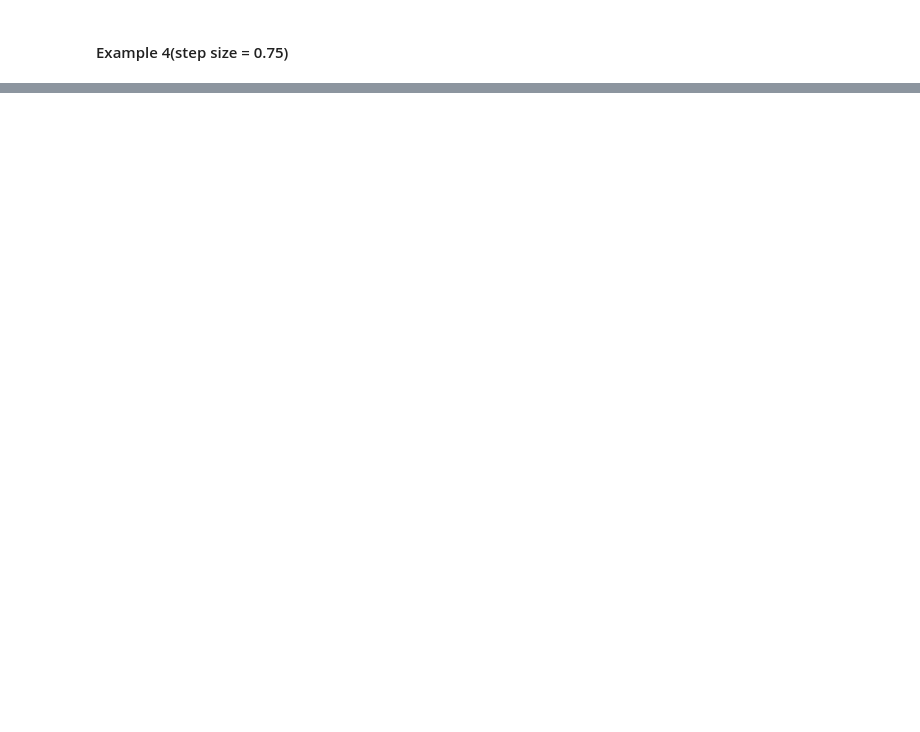
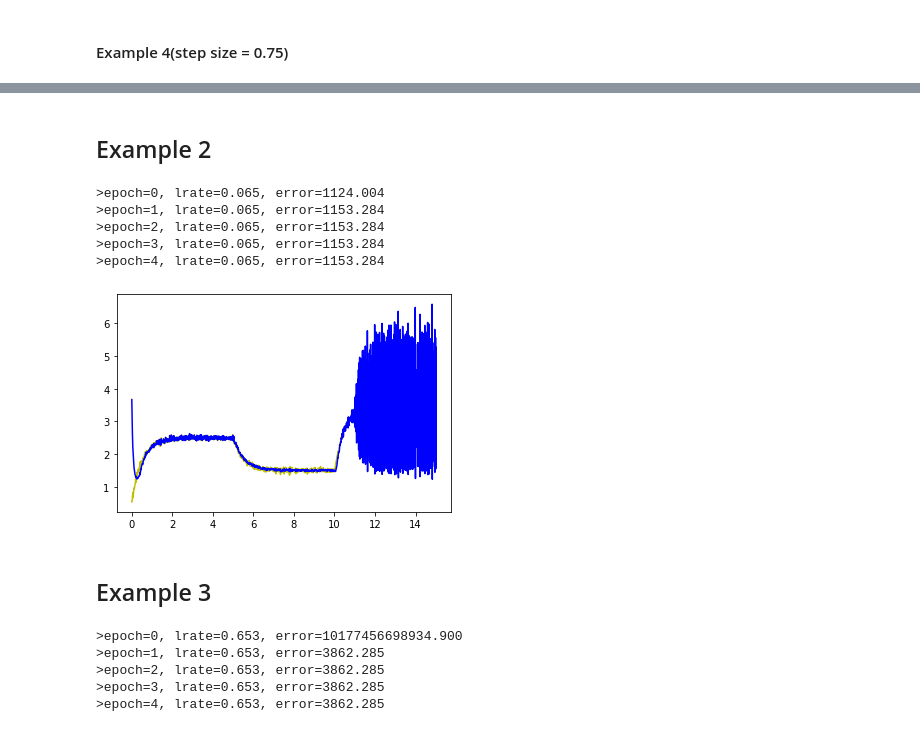
Before and after one commit to Kikumu/Computational-science-practice, a Jupyter notebook: Computational Science ACW.ipynb, the cells around one changed output, grey strips where cells are left out. Cells and saved outputs as stored; diff of their text form; code cells hidden in the pictures; blank space fills up the shorter version.

Commit message:
**value tested against different learning rates

```diff
--- a/Computational Science ACW.ipynb
+++ b/Computational Science ACW.ipynb
@@ -515,0 +539,33 @@ vis3
+# %% [markdown]
+## Example 2
+# %%
+random_vals1 = []
+random_vals1 = box_muller(x_array2,std_dev,_mean)
+values1,e1 = train_weights(random_vals1, 0.06531,5)
+# %% [output]
+>epoch=0, lrate=0.065, error=1124.004
+>epoch=1, lrate=0.065, error=1153.284
+>epoch=2, lrate=0.065, error=1153.284
+>epoch=3, lrate=0.065, error=1153.284
+>epoch=4, lrate=0.065, error=1153.284
+# %%
+y_axis = values1 #network output
+y = random_vals1
+x_axis = x = t_array2
+plt.plot(x,y,"y") #x_noise values
+plt.plot(x_axis,y_axis,"b")#percebtron(blue)
+plt.show()
+# %% [output]
+[figure, added]
+# %% [markdown]
+## Example 3
+# %%
+random_vals1 = []
+random_vals1 = box_muller(x_array2,std_dev,_mean)
+values1,e1 = train_weights(random_vals1, 0.6531,5)
+# %% [output]
+>epoch=0, lrate=0.653, error=10177456698934.900
+>epoch=1, lrate=0.653, error=3862.285
+>epoch=2, lrate=0.653, error=3862.285
+>epoch=3, lrate=0.653, error=3862.285
+>epoch=4, lrate=0.653, error=3862.285
```
Also changed, not shown: parts of 24 cells of this notebook.
